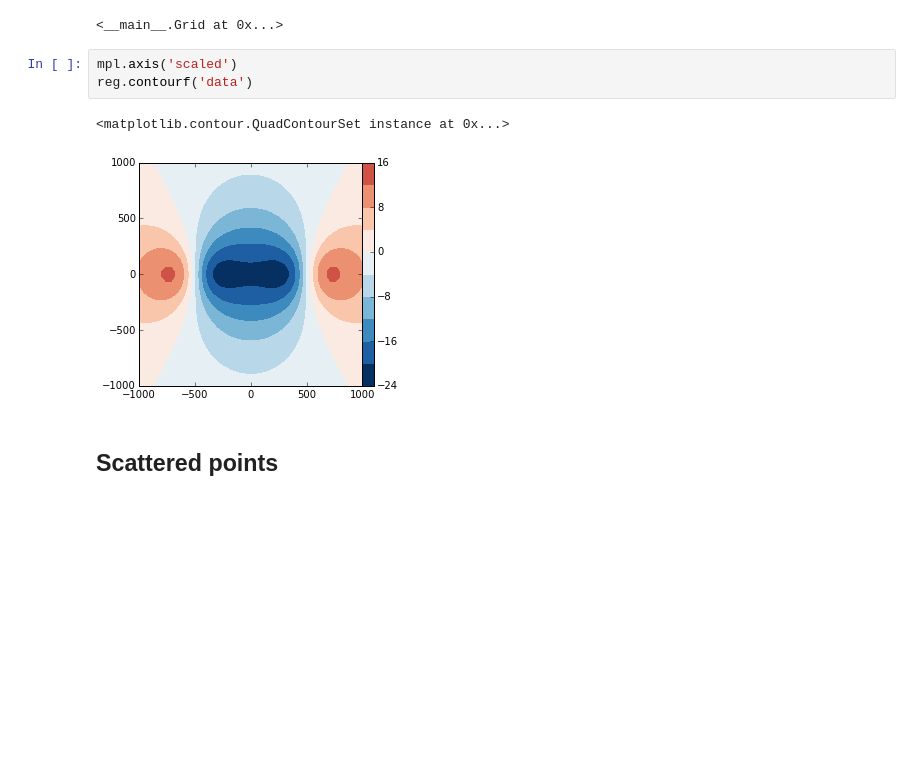
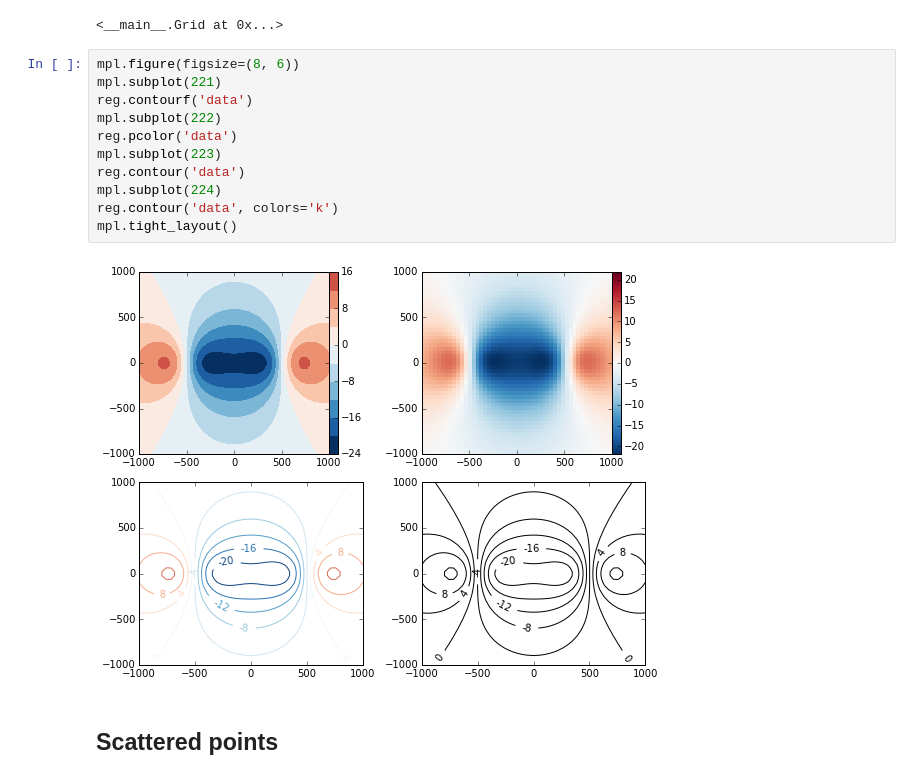
Before and after one commit to fatiando/prototypes, a Jupyter notebook: grid-class.ipynb, the cells around one changed output. Drawn from its saved outputs; the diff is of its cells as text; blank space fills up the shorter version.

```diff
--- a/grid-class.ipynb
+++ b/grid-class.ipynb
@@ -181,12 +255,19 @@ reg = Grid.regular((-1e3, 1e3, -1e3, 1e3), (50, 50), z=0)
 reg.add_attribute('data', prism.gxx(reg.x, reg.y, reg.z, [Prism(-500, 500, -100, 100, 200, 600, {'density':1000})]))
 # %% [output]
 <__main__.Grid at 0x...>
-# %%
-mpl.axis('scaled')
-reg.contourf('data')
-# %% [output]
-<matplotlib.contour.QuadContourSet instance at 0x...>
-[figure, removed]
+# %%
+mpl.figure(figsize=(8, 6))
+mpl.subplot(221)
+reg.contourf('data')
+mpl.subplot(222)
+reg.pcolor('data')
+mpl.subplot(223)
+reg.contour('data')
+mpl.subplot(224)
+reg.contour('data', colors='k')
+mpl.tight_layout()
+# %% [output]
+[figure, added]
 # %% [markdown]
 ## Scattered points
 # %%
```
Also changed, not shown: parts of 13 cells of this notebook.
